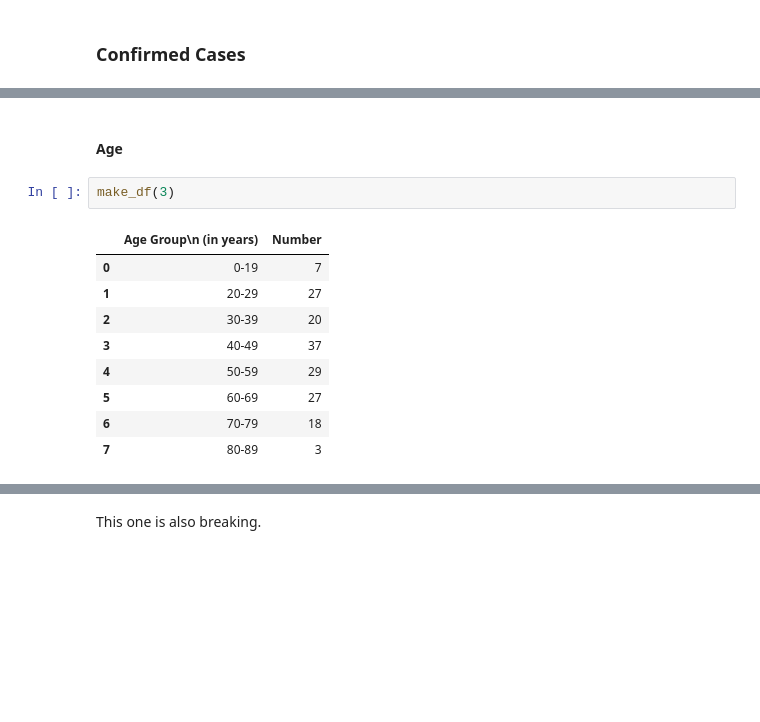
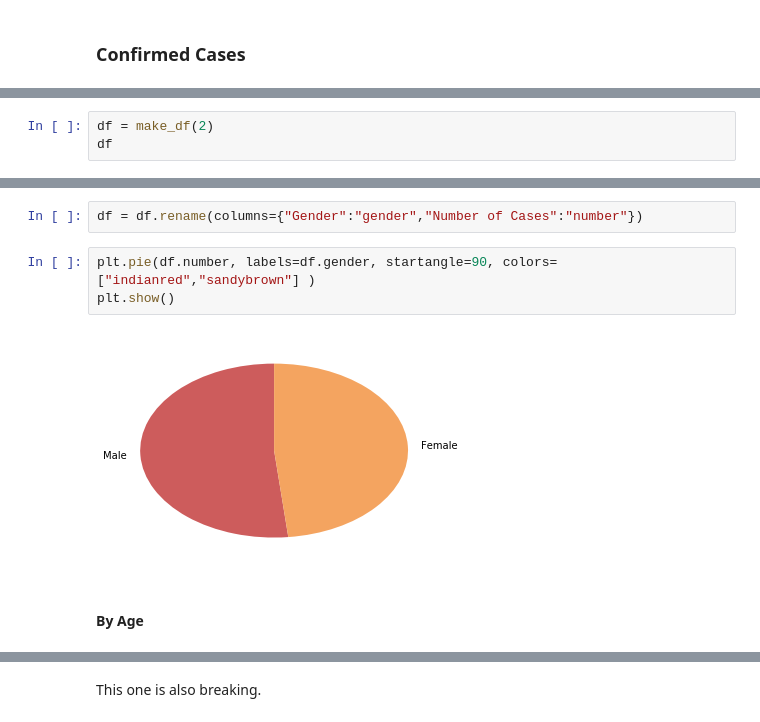
Before and after one commit to misty-garcia/covid, a Jupyter notebook: san_antonio_data.ipynb, the cells around one changed output, grey strips where cells are left out. Cells and saved outputs as stored; diff of their text form; blank space fills up the shorter version.

```diff
--- a/san_antonio_data.ipynb
+++ b/san_antonio_data.ipynb
@@ -120,0 +194,3 @@ make_df(2)
+# %%
+df = make_df(2)
+df
@@ -121,14 +211,9 @@ make_df(2)
+# %%
+df = df.rename(columns={"Gender":"gender","Number of Cases":"number"})
+# %%
+plt.pie(df.number, labels=df.gender, startangle=90, colors=["indianred","sandybrown"] )
+plt.show()
+# %% [output]
+[figure, added]
 # %% [markdown]
-#### Age
+#### By Age
-# %%
-make_df(3)
-# %% [output]
-|  | Age Group\n (in years) | Number |
-| 0 | 0-19 | 7 |
-| 1 | 20-29 | 27 |
-| 2 | 30-39 | 20 |
-| 3 | 40-49 | 37 |
-| 4 | 50-59 | 29 |
-| 5 | 60-69 | 27 |
-| 6 | 70-79 | 18 |
-| 7 | 80-89 | 3 |
```
Also changed, not shown: parts of 41 cells of this notebook.
